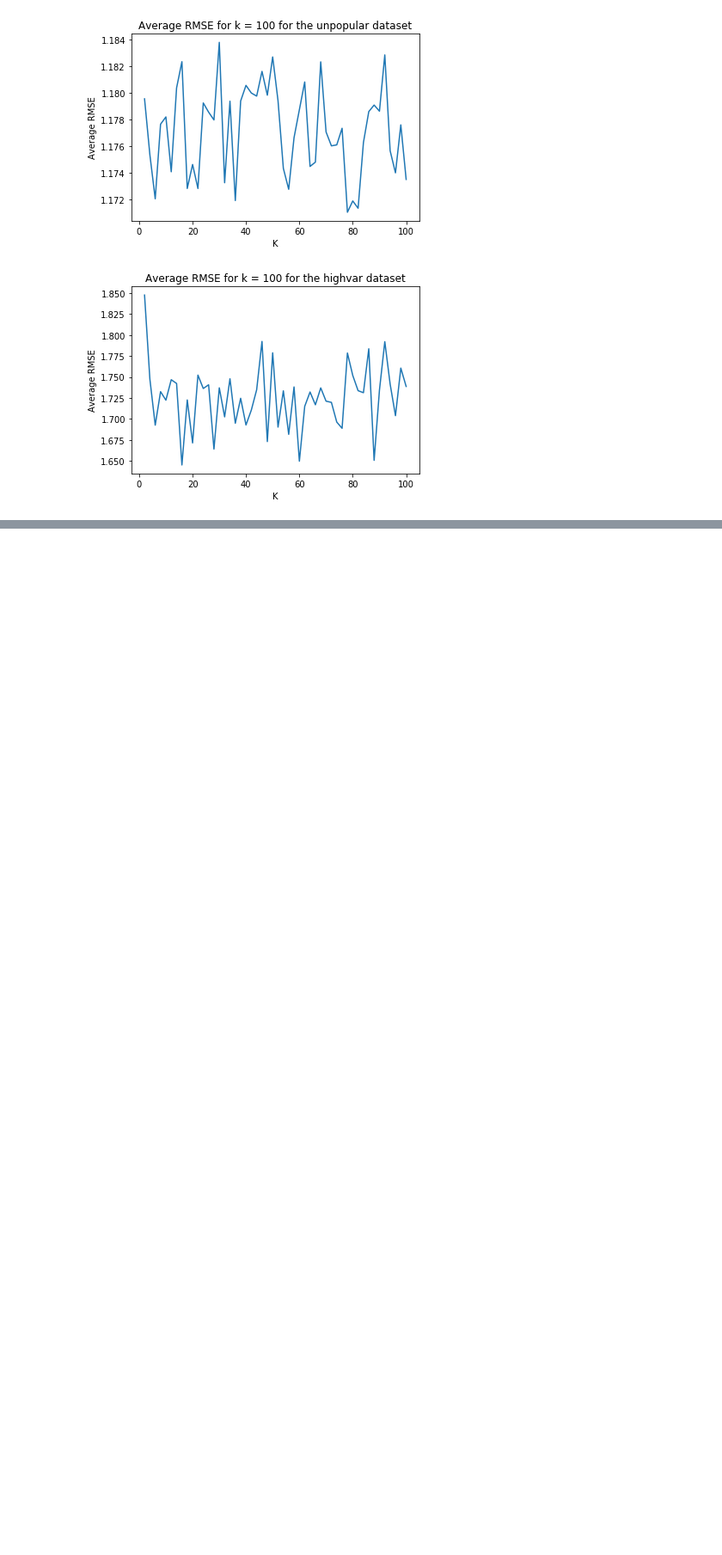
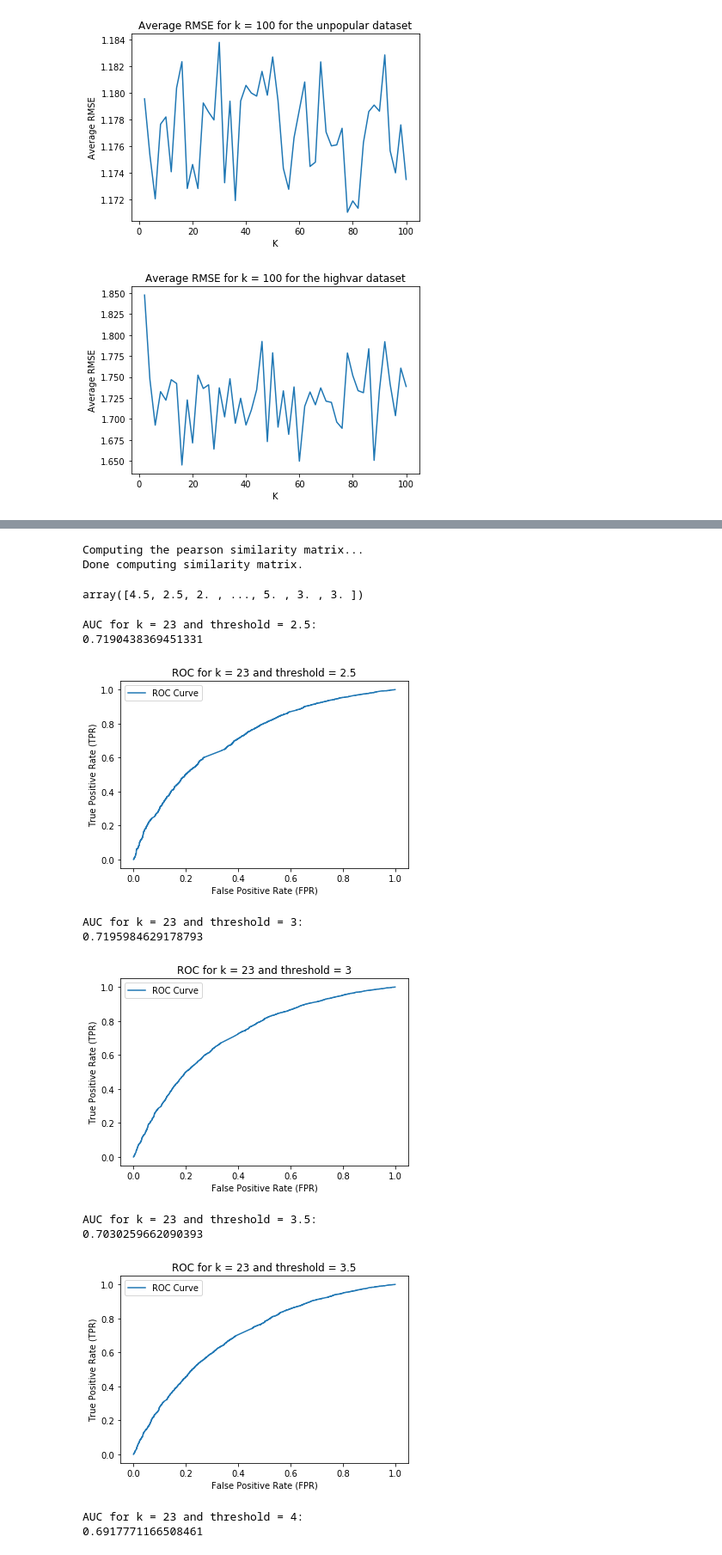
Before and after one commit to OmkarMehta/Collaborative-Filtering, a Jupyter notebook: Part_2.ipynb, the cells around one changed output, grey strips where cells are left out. Shown at 86% size. Drawn from its saved outputs; the diff is of its cells as text; code cells hidden in the pictures; blank space fills up the shorter version.

```diff
--- a/Part_2.ipynb
+++ b/Part_2.ipynb
@@ -237,0 +259,62 @@ plot(100,res_high,"RMSE","highvar")
+# %%
+kf = KFold(n_splits=10)
+y = list()
+for trainset, testset in kf.split(data):
+    knn = surprise.prediction_algorithms.knns.KNNBasic(k=k, min_k=1, sim_options={'name': 'pearson'})
+    knn.fit(trainset)
+    predictions = knn.test(testset)
+    y = testset
+    break
+# %% [output]
+Computing the pearson similarity matrix...
+Done computing similarity matrix.
+# %%
+#predictions
+#list(np.array(y)[:,2])
+z = np.array(y)
+# %% [output]
+array([4.5, 2.5, 2. , ..., 5. , 3. , 3. ])
+# %%
+def plot_roc(actual, predicted, k, threshold):
+    x, y, _ = roc_curve(actual, predicted)
+    print("AUC for k = " + str(k) + " and threshold = " + str(threshold) + ":")
+    print(str(auc(x, y)))
+    print()
+    plt.plot(x, y, label="ROC Curve")
+    plt.xlabel('False Positive Rate (FPR)')
+    plt.ylabel('True Positive Rate (TPR)')
+    plt.title("ROC for k = " + str(k) + " and threshold = " + str(threshold))
+    plt.legend(loc="best")
+    plt.savefig("KNN_threshold_" + str(threshold) + "_k_" + str(k) + ".png")
+    plt.show()
+    plt.close()
+# %%
+pred=list()
+for uid, iid, true_r, est, _ in predictions:
+    pred.append(est)
+# %%
+actual = list(np.array(y)[:,2])
+# %%
+for threshold in [2.5,3,3.5,4]:
+    testset_n = [None] *len(actual)
+    for i in range(len(actual)):
+        if actual[i]>threshold:
+            testset_n[i] = 1
+        elif actual[i] <= threshold:
+            testset_n[i] = 0
+
+    #testset_n=map(lambda x: 1 if x>threshold else 0,actual)
+    plot_roc(testset_n, pred, k, threshold)
+    actual = np.array(y)[:,2]
+# %% [output]
+AUC for k = 23 and threshold = 2.5:
+0.7190438369451331
+[figure, added]
+AUC for k = 23 and threshold = 3:
+0.7195984629178793
+[figure, added]
+AUC for k = 23 and threshold = 3.5:
+0.7030259662090393
+[figure, added]
+AUC for k = 23 and threshold = 4:
+0.6917771166508461
```
Also changed, not shown: parts of 6 cells of this notebook.
